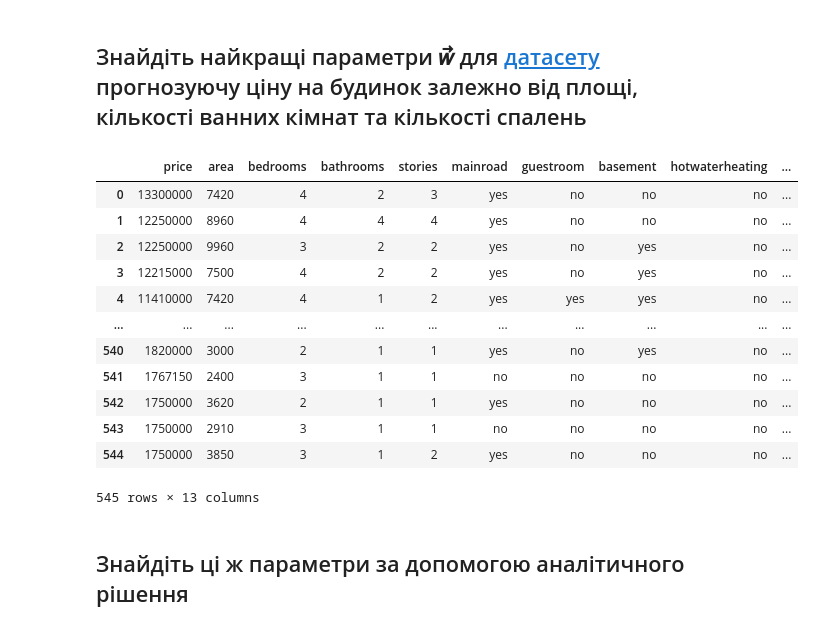
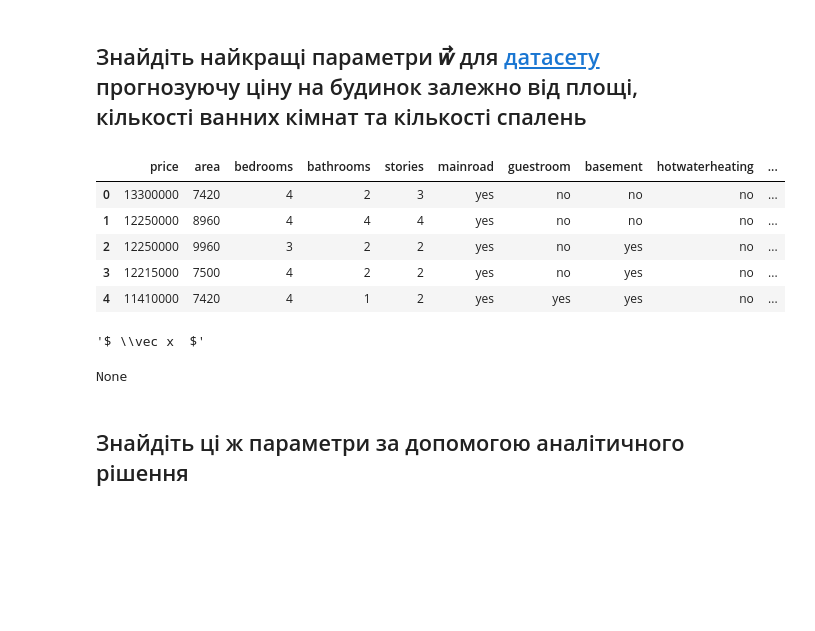
Before and after one commit to tarsweb-Python-GOIT/DS-HW, a Jupyter notebook: hw-03.ipynb, the cells around one changed output. Drawn from its saved outputs; the diff is of its cells as text; code cells hidden in the pictures; blank space fills up the shorter version.

```diff
--- a/hw-03.ipynb
+++ b/hw-03.ipynb
@@ -126,26 +127,35 @@ import pandas as pd
 # %%
 URL = "https://drive.usercontent.google.com/download?id=1-rAa4XT4_fI0dOBlMNuE6a7jB0wln_Qo&export=download"
 
 dataframe = pd.read_csv(URL, header=0)
 if len(dataframe) == 0:
     print("Error: file not found")
     raise ValueError
 
-dataframe
+dataframe.head()
 # %% [output]
 |  | price | area | bedrooms | bathrooms | stories | mainroad | guestroom | basement | hotwaterheating | ... |
 | 0 | 13300000 | 7420 | 4 | 2 | 3 | yes | no | no | no | ... |
 | 1 | 12250000 | 8960 | 4 | 4 | 4 | yes | no | no | no | ... |
 | 2 | 12250000 | 9960 | 3 | 2 | 2 | yes | no | yes | no | ... |
 | 3 | 12215000 | 7500 | 4 | 2 | 2 | yes | no | yes | no | ... |
 | 4 | 11410000 | 7420 | 4 | 1 | 2 | yes | yes | yes | no | ... |
-| ... | ... | ... | ... | ... | ... | ... | ... | ... | ... | ... |
-| 540 | 1820000 | 3000 | 2 | 1 | 1 | yes | no | yes | no | ... |
-| 541 | 1767150 | 2400 | 3 | 1 | 1 | no | no | no | no | ... |
-| 542 | 1750000 | 3620 | 2 | 1 | 1 | yes | no | no | no | ... |
-| 543 | 1750000 | 2910 | 3 | 1 | 1 | no | no | no | no | ... |
-| 544 | 1750000 | 3850 | 3 | 1 | 2 | yes | no | no | no | ... |
-545 rows × 13 columns
+# %%
+from sklearn.linear_model import LinearRegression
+
+columns_for_x = ["area", "bathrooms", "bedrooms"]
+data_x = dataframe[columns_for_x]
+columns_for_y = ["price"]
+data_y = dataframe[columns_for_y]
+
+model = LinearRegression()
+regressor  = model.fit(data_x, data_y)
+
+result_regressor = display("$ \\vec x  $")
+print(result_regressor)
+# %% [output]
+'$ \\vec x  $'
+None
 # %% [markdown]
 ## Знайдіть ці ж параметри за допомогою аналітичного рішення
 # %% [markdown]
```
Also changed, not shown: parts of 1 cell of this notebook.
